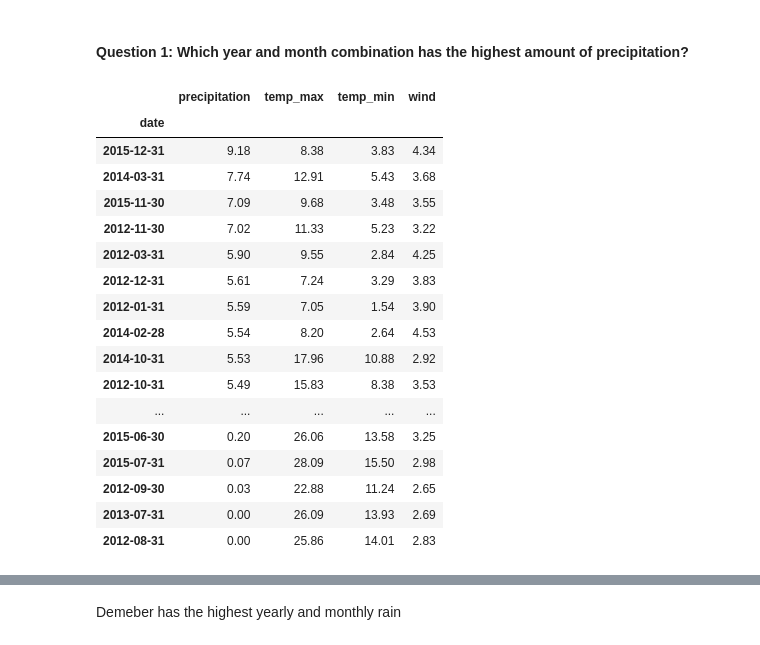
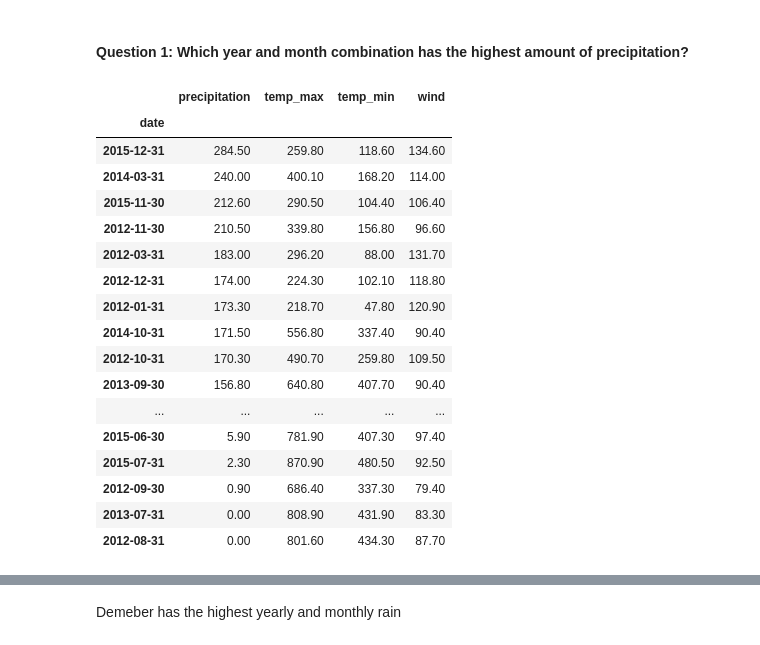
Before and after one commit to ForrestMccrosky/time-series-exercises, a Jupyter notebook: time_manipulation.ipynb, the cells around one changed output, grey strips where cells are left out. Saved outputs shown, nothing was run; the diff lists cells and outputs as text; code cells hidden in the pictures.

```diff
--- a/time_manipulation.ipynb
+++ b/time_manipulation.ipynb
@@ -281,23 +281,23 @@ weather_df.head()
 # %% [markdown]
 #### Question 1: Which year and month combination has the highest amount of precipitation?
 # %%
-weather_df.resample('M').mean().sort_values(by = 'precipitation', ascending = False)
+weather_df.resample('M').sum().sort_values(by = 'precipitation', ascending = False)
 # %% [output]
 |  | precipitation | temp_max | temp_min | wind |
 | date |  |  |  |  |
-| 2015-12-31 | 9.18 | 8.38 | 3.83 | 4.34 |
-| 2014-03-31 | 7.74 | 12.91 | 5.43 | 3.68 |
-| 2015-11-30 | 7.09 | 9.68 | 3.48 | 3.55 |
-| 2012-11-30 | 7.02 | 11.33 | 5.23 | 3.22 |
-| 2012-03-31 | 5.90 | 9.55 | 2.84 | 4.25 |
-| 2012-12-31 | 5.61 | 7.24 | 3.29 | 3.83 |
-| 2012-01-31 | 5.59 | 7.05 | 1.54 | 3.90 |
-| 2014-02-28 | 5.54 | 8.20 | 2.64 | 4.53 |
-| 2014-10-31 | 5.53 | 17.96 | 10.88 | 2.92 |
-| 2012-10-31 | 5.49 | 15.83 | 8.38 | 3.53 |
+| 2015-12-31 | 284.50 | 259.80 | 118.60 | 134.60 |
+| 2014-03-31 | 240.00 | 400.10 | 168.20 | 114.00 |
+| 2015-11-30 | 212.60 | 290.50 | 104.40 | 106.40 |
+| 2012-11-30 | 210.50 | 339.80 | 156.80 | 96.60 |
+| 2012-03-31 | 183.00 | 296.20 | 88.00 | 131.70 |
+| 2012-12-31 | 174.00 | 224.30 | 102.10 | 118.80 |
+| 2012-01-31 | 173.30 | 218.70 | 47.80 | 120.90 |
+| 2014-10-31 | 171.50 | 556.80 | 337.40 | 90.40 |
+| 2012-10-31 | 170.30 | 490.70 | 259.80 | 109.50 |
+| 2013-09-30 | 156.80 | 640.80 | 407.70 | 90.40 |
 | ... | ... | ... | ... | ... |
-| 2015-06-30 | 0.20 | 26.06 | 13.58 | 3.25 |
-| 2015-07-31 | 0.07 | 28.09 | 15.50 | 2.98 |
-| 2012-09-30 | 0.03 | 22.88 | 11.24 | 2.65 |
-| 2013-07-31 | 0.00 | 26.09 | 13.93 | 2.69 |
-| 2012-08-31 | 0.00 | 25.86 | 14.01 | 2.83 |
+| 2015-06-30 | 5.90 | 781.90 | 407.30 | 97.40 |
+| 2015-07-31 | 2.30 | 870.90 | 480.50 | 92.50 |
+| 2012-09-30 | 0.90 | 686.40 | 337.30 | 79.40 |
+| 2013-07-31 | 0.00 | 808.90 | 431.90 | 83.30 |
+| 2012-08-31 | 0.00 | 801.60 | 434.30 | 87.70 |
```
Also changed, not shown: parts of 11 cells of this notebook.
